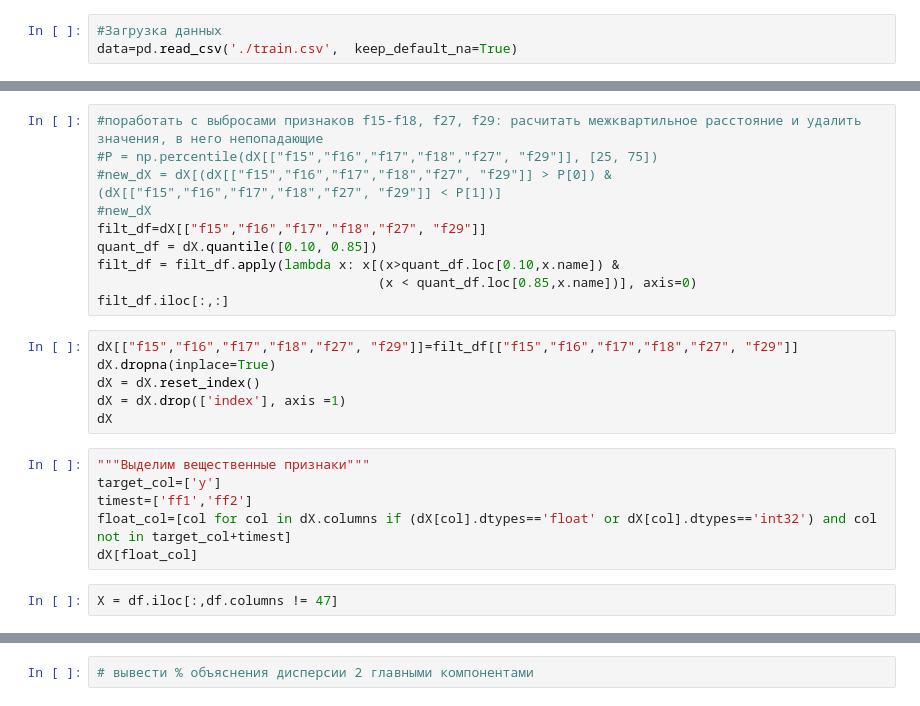
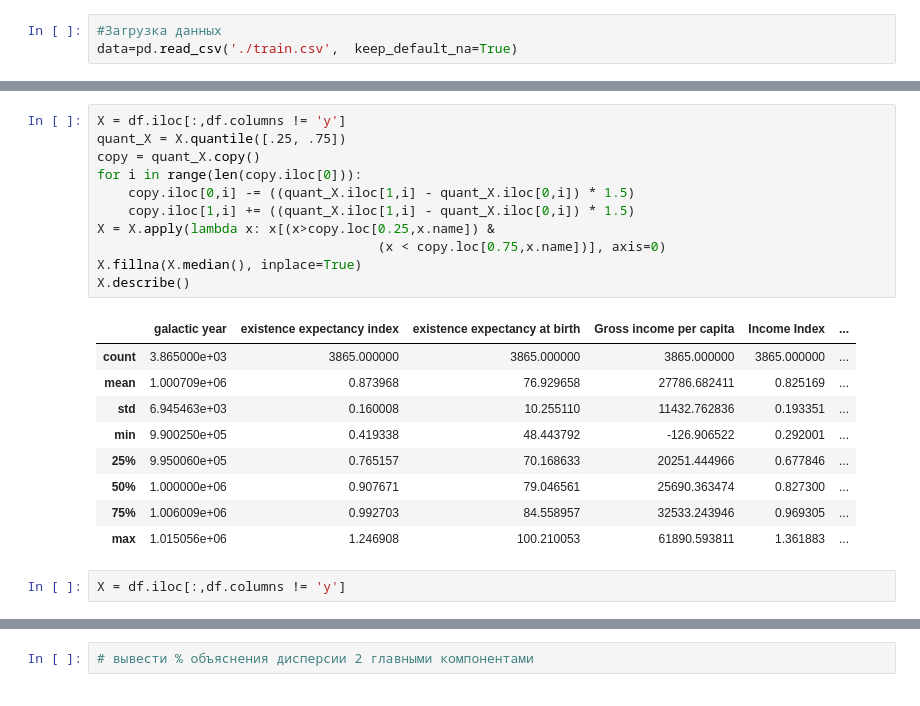
Before and after one commit to alexxten/prohack, a Jupyter notebook: Prohack.ipynb, the cells around one changed output, grey strips where cells are left out. Saved outputs shown, nothing was run; the diff lists cells and outputs as text.

```diff
--- a/Prohack.ipynb
+++ b/Prohack.ipynb
@@ -148,30 +106,29 @@ Data columns (total 48 columns):
  47  y                                                                                        3865 non-null   float64
 dtypes: float64(47), int64(1)
 memory usage: 1.4 MB
-# %%
-#поработать с выбросами признаков f15-f18, f27, f29: расчитать межквартильное расстояние и удалить значения, в него непопадающие
-#P = np.percentile(dX[["f15","f16","f17","f18","f27", "f29"]], [25, 75])
-#new_dX = dX[(dX[["f15","f16","f17","f18","f27", "f29"]] > P[0]) & (dX[["f15","f16","f17","f18","f27", "f29"]] < P[1])]
-#new_dX
-filt_df=dX[["f15","f16","f17","f18","f27", "f29"]]
-quant_df = dX.quantile([0.10, 0.85])
-filt_df = filt_df.apply(lambda x: x[(x>quant_df.loc[0.10,x.name]) &
-                                    (x < quant_df.loc[0.85,x.name])], axis=0)
-filt_df.iloc[:,:]
-# %%
-dX[["f15","f16","f17","f18","f27", "f29"]]=filt_df[["f15","f16","f17","f18","f27", "f29"]]
-dX.dropna(inplace=True)
-dX = dX.reset_index()
-dX = dX.drop(['index'], axis =1)
-dX
-# %%
-"""Выделим вещественные признаки"""
-target_col=['y']
-timest=['ff1','ff2']
-float_col=[col for col in dX.columns if (dX[col].dtypes=='float' or dX[col].dtypes=='int32') and col not in target_col+timest]
-dX[float_col]
+# %%
+X = df.iloc[:,df.columns != 'y']
+quant_X = X.quantile([.25, .75])
+copy = quant_X.copy()
+for i in range(len(copy.iloc[0])):
+    copy.iloc[0,i] -= ((quant_X.iloc[1,i] - quant_X.iloc[0,i]) * 1.5)
+    copy.iloc[1,i] += ((quant_X.iloc[1,i] - quant_X.iloc[0,i]) * 1.5)
+X = X.apply(lambda x: x[(x>copy.loc[0.25,x.name]) &
+                                    (x < copy.loc[0.75,x.name])], axis=0)
+X.fillna(X.median(), inplace=True)
+X.describe()
+# %% [output]
+|  | galactic year | existence expectancy index | existence expectancy at birth | Gross income per capita | Income Index | ... |
+| count | 3.865000e+03 | 3865.000000 | 3865.000000 | 3865.000000 | 3865.000000 | ... |
+| mean | 1.000709e+06 | 0.873968 | 76.929658 | 27786.682411 | 0.825169 | ... |
+| std | 6.945463e+03 | 0.160008 | 10.255110 | 11432.762836 | 0.193351 | ... |
+| min | 9.900250e+05 | 0.419338 | 48.443792 | -126.906522 | 0.292001 | ... |
+| 25% | 9.950060e+05 | 0.765157 | 70.168633 | 20251.444966 | 0.677846 | ... |
+| 50% | 1.000000e+06 | 0.907671 | 79.046561 | 25690.363474 | 0.827300 | ... |
+| 75% | 1.006009e+06 | 0.992703 | 84.558957 | 32533.243946 | 0.969305 | ... |
+| max | 1.015056e+06 | 1.246908 | 100.210053 | 61890.593811 | 1.361883 | ... |
 # %%
-X = df.iloc[:,df.columns != 47]
+X = df.iloc[:,df.columns != 'y']
 # %%
 from sklearn.decomposition import PCA
 pca = PCA(n_components=2)
```
Also changed, not shown: parts of 22 cells of this notebook, 1 other file.
